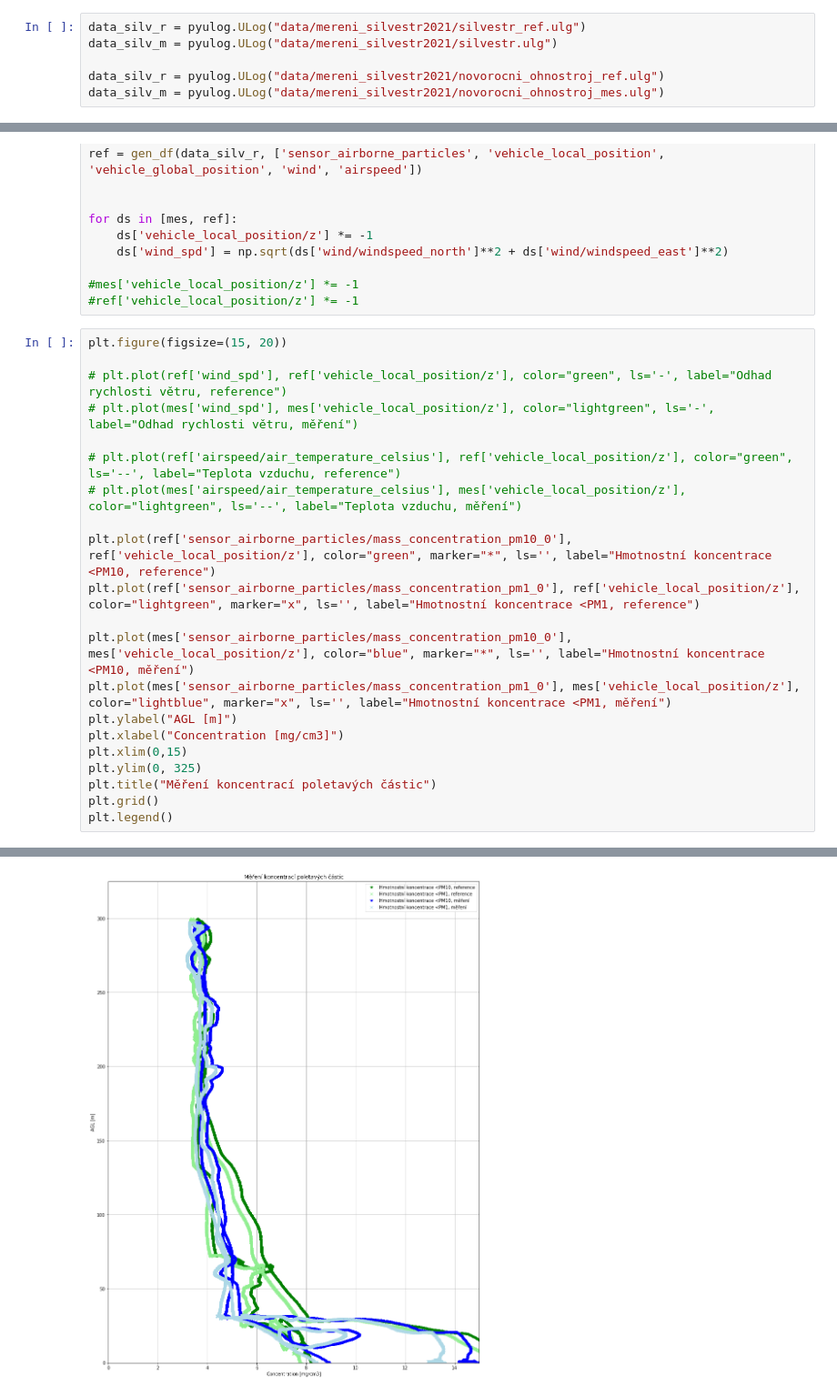
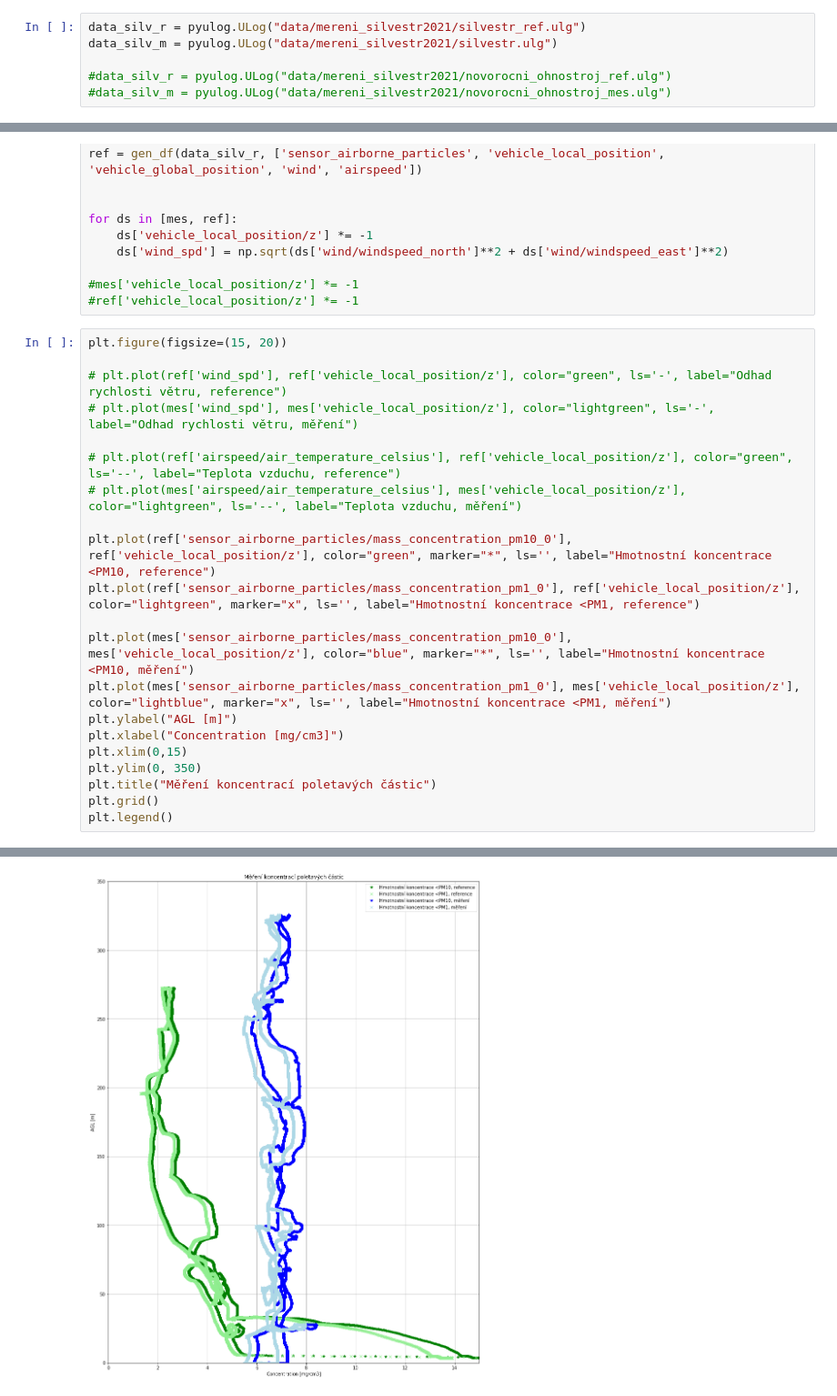
Before and after one commit to ThunderFly-aerospace/TF-ATMON, a Jupyter notebook: notebooks/fireworks_dust.ipynb, the cells around one changed output, grey strips where cells are left out. Shown: that part at 91% size. Cells and saved outputs as stored; diff of their text form.

```diff
--- a/notebooks/fireworks_dust.ipynb
+++ b/notebooks/fireworks_dust.ipynb
@@ -8,8 +8,8 @@ plt.rcParams['figure.figsize'] = [20, 10]
 data_silv_r = pyulog.ULog("data/mereni_silvestr2021/silvestr_ref.ulg")
 data_silv_m = pyulog.ULog("data/mereni_silvestr2021/silvestr.ulg")
 
-data_silv_r = pyulog.ULog("data/mereni_silvestr2021/novorocni_ohnostroj_ref.ulg")
-data_silv_m = pyulog.ULog("data/mereni_silvestr2021/novorocni_ohnostroj_mes.ulg")
+#data_silv_r = pyulog.ULog("data/mereni_silvestr2021/novorocni_ohnostroj_ref.ulg")
+#data_silv_m = pyulog.ULog("data/mereni_silvestr2021/novorocni_ohnostroj_mes.ulg")
 # %%
 #print(set([print(x.name) for x in data_silv_r.data_list]))
 # %%
@@ -36,27 +36,27 @@ for ds in [mes, ref]:
 # %%
 plt.figure(figsize=(15, 20))
 
 # plt.plot(ref['wind_spd'], ref['vehicle_local_position/z'], color="green", ls='-', label="Odhad rychlosti větru, reference")
 # plt.plot(mes['wind_spd'], mes['vehicle_local_position/z'], color="lightgreen", ls='-', label="Odhad rychlosti větru, měření")
 
 # plt.plot(ref['airspeed/air_temperature_celsius'], ref['vehicle_local_position/z'], color="green", ls='--', label="Teplota vzduchu, reference")
 # plt.plot(mes['airspeed/air_temperature_celsius'], mes['vehicle_local_position/z'], color="lightgreen", ls='--', label="Teplota vzduchu, měření")
 
 plt.plot(ref['sensor_airborne_particles/mass_concentration_pm10_0'], ref['vehicle_local_position/z'], color="green", marker="*", ls='', label="Hmotnostní koncentrace <PM10, reference")
 plt.plot(ref['sensor_airborne_particles/mass_concentration_pm1_0'], ref['vehicle_local_position/z'], color="lightgreen", marker="x", ls='', label="Hmotnostní koncentrace <PM1, reference")
 
 plt.plot(mes['sensor_airborne_particles/mass_concentration_pm10_0'], mes['vehicle_local_position/z'], color="blue", marker="*", ls='', label="Hmotnostní koncentrace <PM10, měření")
 plt.plot(mes['sensor_airborne_particles/mass_concentration_pm1_0'], mes['vehicle_local_position/z'], color="lightblue", marker="x", ls='', label="Hmotnostní koncentrace <PM1, měření")
 plt.ylabel("AGL [m]")
 plt.xlabel("Concentration [mg/cm3]")
 plt.xlim(0,15)
-plt.ylim(0, 325)
+plt.ylim(0, 350)
 plt.title("Měření koncentrací poletavých částic")
 plt.grid()
 plt.legend()
 # %% [output]
 <matplotlib.legend.Legend at 0x...>
-[figure, old version]
+[figure, new version]
 # %%
 plt.figure(figsize=(10, 20))
 
```
Also changed, not shown: parts of 2 cells of this notebook.
